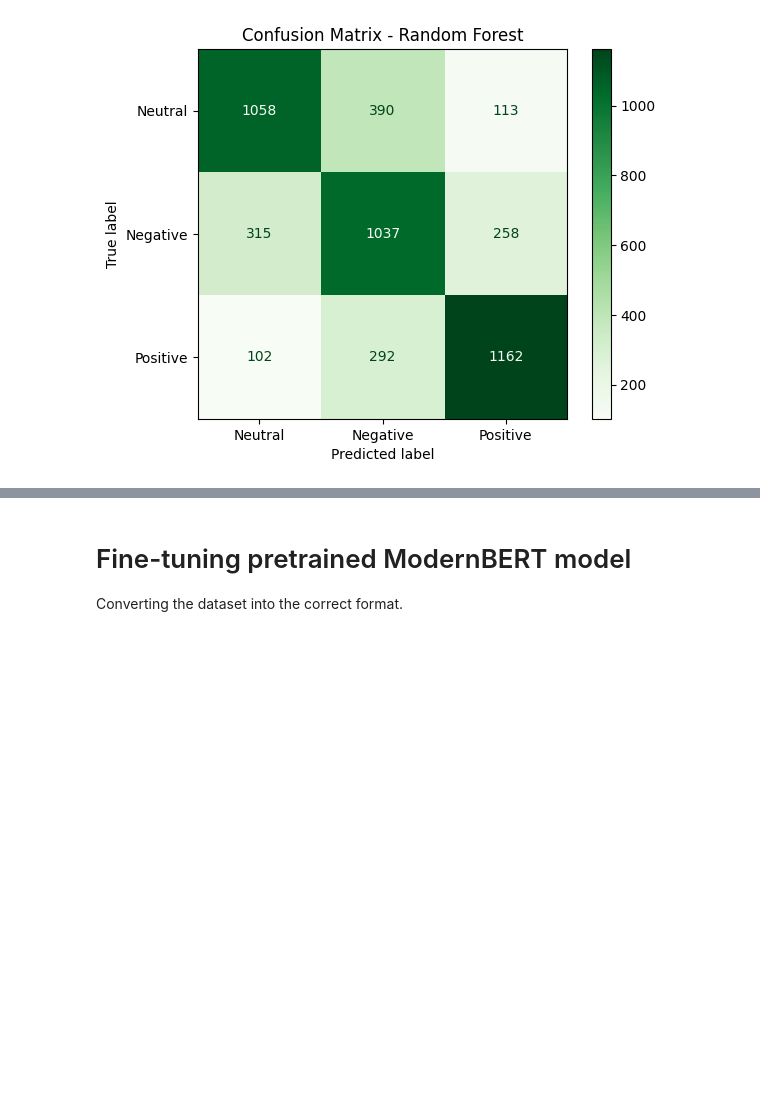
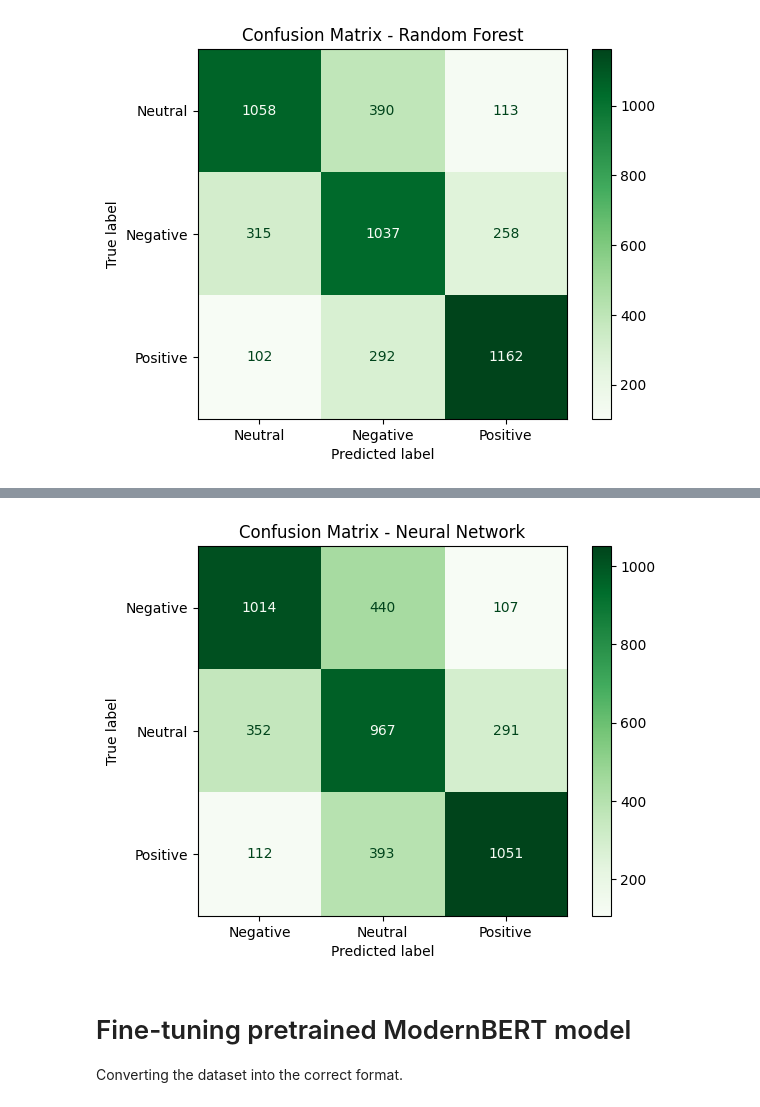
Before and after one commit to AnnaBorosh/BDA2025_project, a Jupyter notebook: notebooks/Sentiment_analysis.ipynb, the cells around one changed output, grey strips where cells are left out. Drawn from its saved outputs; the diff is of its cells as text; code cells hidden in the pictures; blank space fills up the shorter version.

```diff
--- a/notebooks/Sentiment_analysis.ipynb
+++ b/notebooks/Sentiment_analysis.ipynb
@@ -30,3 +32,6 @@ data.head()
 | 2 | theres one thing hate friends dat... | Negative |
 | 3 | think cheap sunglasses falling ap... | Negative |
 | 4 | please read blog im best day | Negative |
+# %%
+data = pd.read_csv('../data/preprocessed_data_added.csv')
+data
@@ -251,0 +360,16 @@ plt.show()
+# %%
+le = LabelEncoder()
+y_train_enc = le.fit_transform(y_train)
+y_val_enc = le.transform(y_val)
+y_test_enc = le.transform(y_test)
+
+y_train_cat = to_categorical(y_train_enc)
+y_val_cat = to_categorical(y_val_enc)
+y_test_cat = to_categorical(y_test_enc)
+# %%
+param_grid = {
+    'units': [64, 128],
+    'dropout': [0.3, 0.5],
+    'batch_size': [32],
+    'epochs': [10]
+}
@@ -251,0 +428,7 @@ plt.show()
+# %%
+pred_nn = best_model.predict(X_test_vec.toarray())
+pred_nn_labels = np.argmax(pred_nn, axis=1)
+
+print(classification_report(y_test_enc, pred_nn_labels))
+macro_f1_nn = f1_score(y_test_enc, pred_nn_labels, average='macro')
+print(f"Neural Network - macro F1 score: {macro_f1_nn:.4f}")
@@ -252,3 +448,11 @@ plt.show()
+# %%
+cm_nn = confusion_matrix(y_test_enc, pred_nn_labels)
+disp = ConfusionMatrixDisplay(confusion_matrix=cm_nn, display_labels=le.classes_)
+disp.plot(cmap=plt.cm.Greens)
+plt.title("Confusion Matrix - Neural Network")
+plt.show()
+# %% [output]
+[figure, added]
 # %% [markdown]
 # Fine-tuning pretrained ModernBERT model
 Converting the dataset into the correct format.
```
Also changed, not shown: parts of 16 cells of this notebook, 1 other file.
